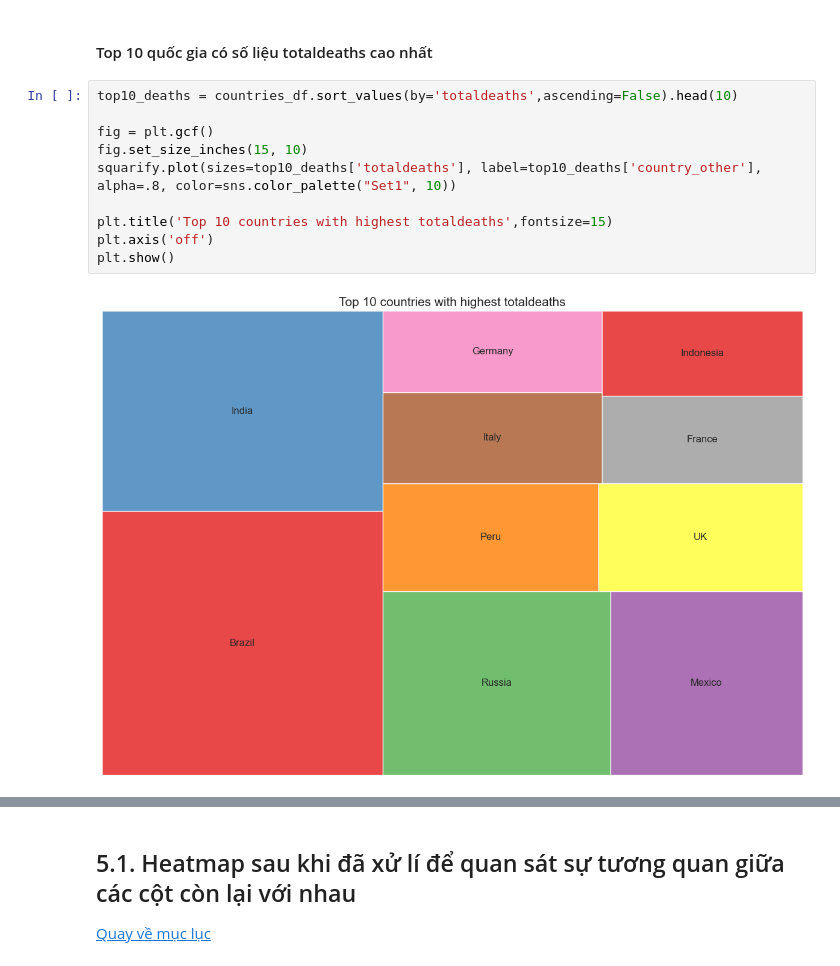
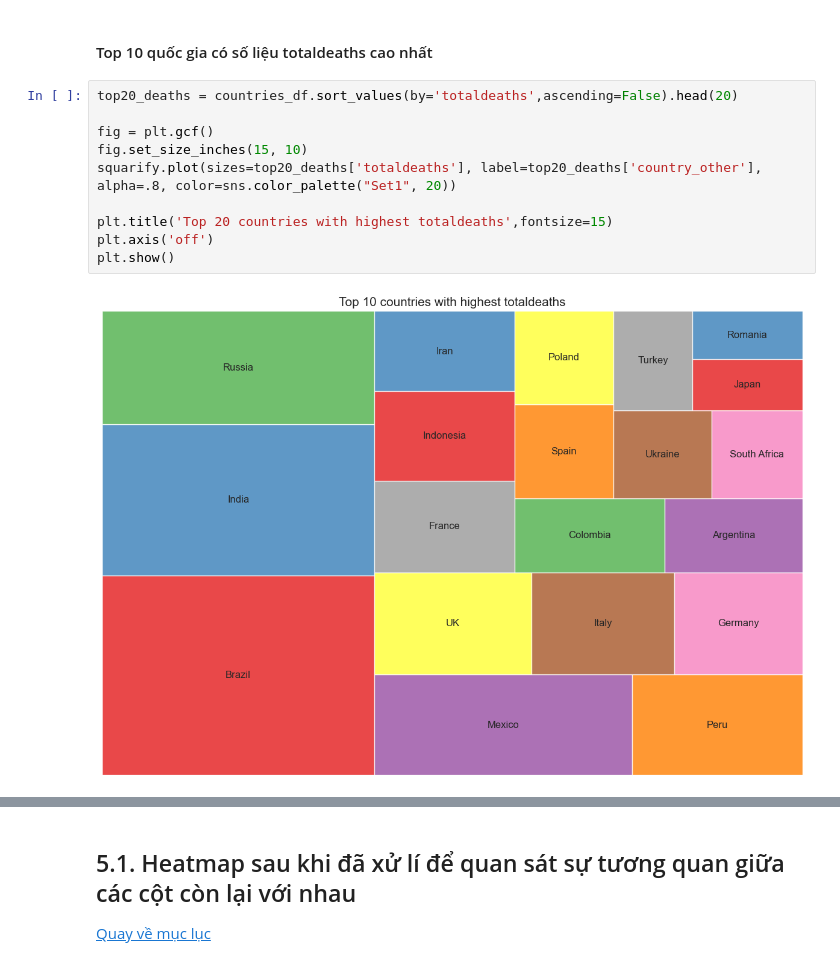
Before and after one commit to phuong1605/Data-Relationship, a Jupyter notebook: lab1.ipynb, the cells around one changed output, grey strips where cells are left out. Drawn from its saved outputs; the diff is of its cells as text.

Commit message:
update pie and tree chart

```diff
--- a/lab1.ipynb
+++ b/lab1.ipynb
@@ -329,14 +341,14 @@ plt.show()
 # %% [markdown]
 #### Top 10 quốc gia có số liệu totaldeaths cao nhất
 # %%
-top10_deaths = countries_df.sort_values(by='totaldeaths',ascending=False).head(10)
+top20_deaths = countries_df.sort_values(by='totaldeaths',ascending=False).head(20)
 
 fig = plt.gcf()
 fig.set_size_inches(15, 10)
-squarify.plot(sizes=top10_deaths['totaldeaths'], label=top10_deaths['country_other'], alpha=.8, color=sns.color_palette("Set1", 10))
+squarify.plot(sizes=top20_deaths['totaldeaths'], label=top20_deaths['country_other'], alpha=.8, color=sns.color_palette("Set1", 20))
 
-plt.title('Top 10 countries with highest totaldeaths',fontsize=15)
+plt.title('Top 20 countries with highest totaldeaths',fontsize=15)
 plt.axis('off')
 plt.show()
 # %% [output]
-[figure, old version]
+[figure, new version]
```
Also changed, not shown: parts of 24 cells of this notebook.
